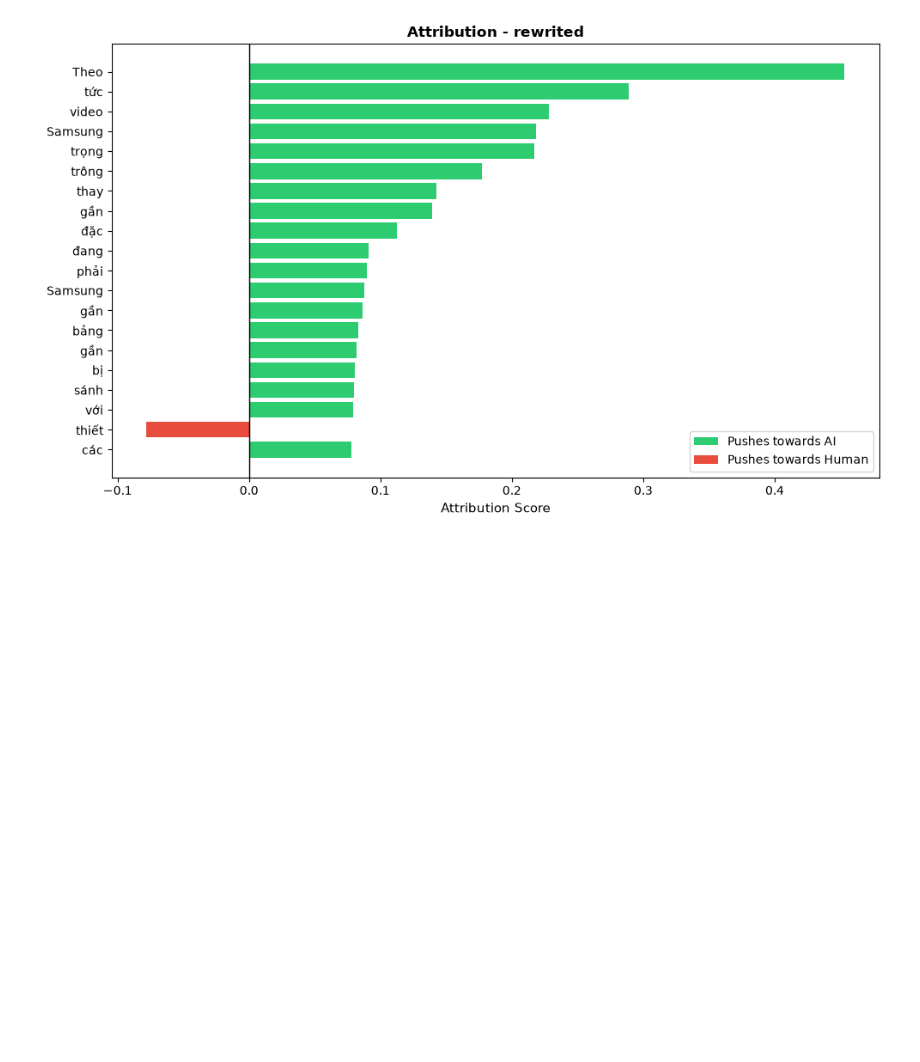
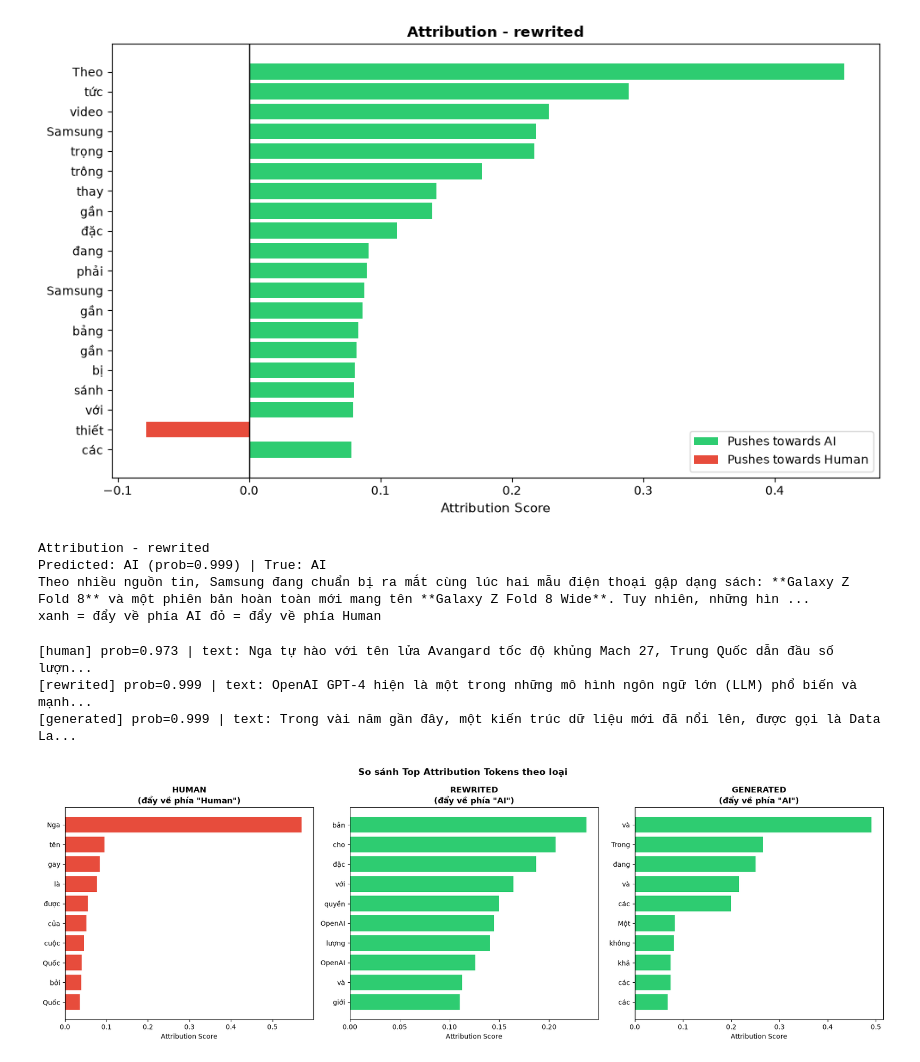
Before and after one commit to deckardLong/ai-content-detection, a Jupyter notebook: notebooks/05_explainability.ipynb, the cells around one changed output. Drawn from its saved outputs; the diff is of its cells as text; code cells hidden in the pictures; blank space fills up the shorter version.

Commit message:
Add highlighted text

```diff
--- a/notebooks/05_explainability.ipynb
+++ b/notebooks/05_explainability.ipynb
@@ -66,3 +66,44 @@ True Label: AI | Predicted: AI (prob = 0.999)
 visualizer.plot_token_attribution(result['tokens'], result['scores'], title=f"Attribution - {sample['generated_type']}")
 # %% [output]
 [figure]
+# %%
+# Visualize highlight text
+pred_str = 'AI' if result['predicted_label'] == 1 else 'Human'
+true_str = 'AI' if sample['label'] == 1 else 'Human'
+
+visualizer.highlight_text(
+    result['tokens'],
+    result['scores'],
+    title=f"Attribution - {sample['generated_type']}",
+    pred_label=pred_str,
+    pred_prob=result['pred_prob'],
+    true_label=true_str
+)
+# %% [output]
+Attribution - rewrited
+Predicted: AI (prob=0.999) | True: AI
+Theo nhiều nguồn tin, Samsung đang chuẩn bị ra mắt cùng lúc hai mẫu điện thoại gập dạng sách: **Galaxy Z Fold 8** và một phiên bản hoàn toàn mới mang tên **Galaxy Z Fold 8 Wide**. Tuy nhiên, những hìn ...
+xanh = đẩy về phía AI đỏ = đẩy về phía Human
+# %%
+# Bar chart top k
+top_tokens_per_type = {}
+gen_types = ['human', 'rewrited', 'generated']
+
+for gen_type in gen_types:
+    subset = test_df[test_df['generated_type'] == gen_type]
+
+    subset = subset[subset['prediction'] == subset['label']]
+    sample = subset.iloc[len(subset) // 2]
+
+    target = int(sample['label'])
+
+    result = explainer.explain(sample['cleaned_text'], target_label=target, n_steps=5)
+    top_tokens_per_type[gen_type] = explainer.top_tokens(result, k=10)
+    print(f"[{gen_type}] prob={result['pred_prob']:.3f} | text: {sample['cleaned_text'][:80]}...")
+
+visualizer.plot_top_tokens_by_type(top_tokens_per_type)
+# %% [output]
+[human] prob=0.973 | text: Nga tự hào với tên lửa Avangard tốc độ khủng Mach 27, Trung Quốc dẫn đầu số lượn...
+[rewrited] prob=0.999 | text: OpenAI GPT-4 hiện là một trong những mô hình ngôn ngữ lớn (LLM) phổ biến và mạnh...
+[generated] prob=0.999 | text: Trong vài năm gần đây, một kiến trúc dữ liệu mới đã nổi lên, được gọi là Data La...
+[figure, added]
```
Also changed, not shown: parts of 1 cell of this notebook, 1 other file.
